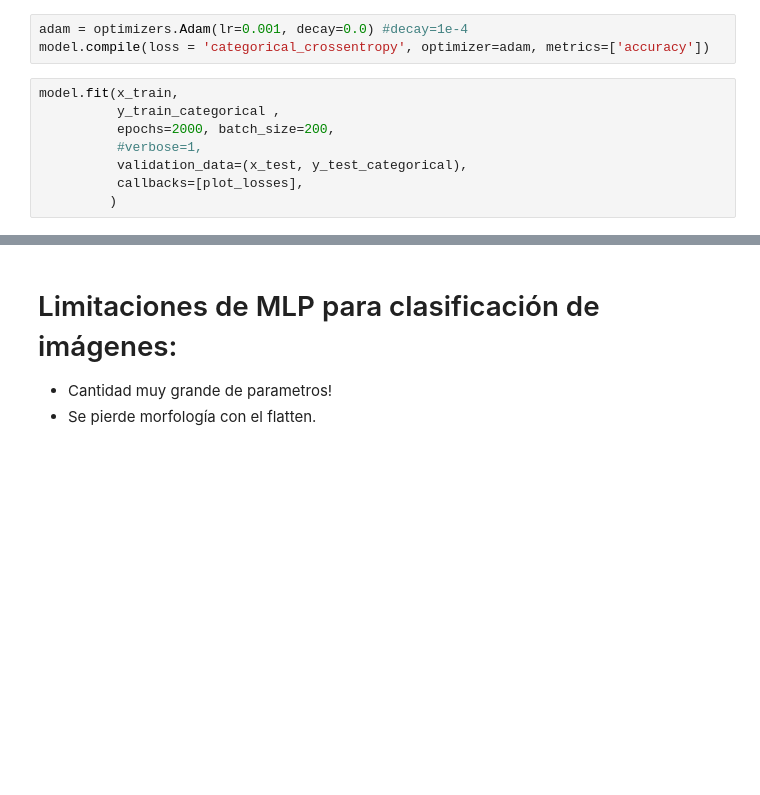
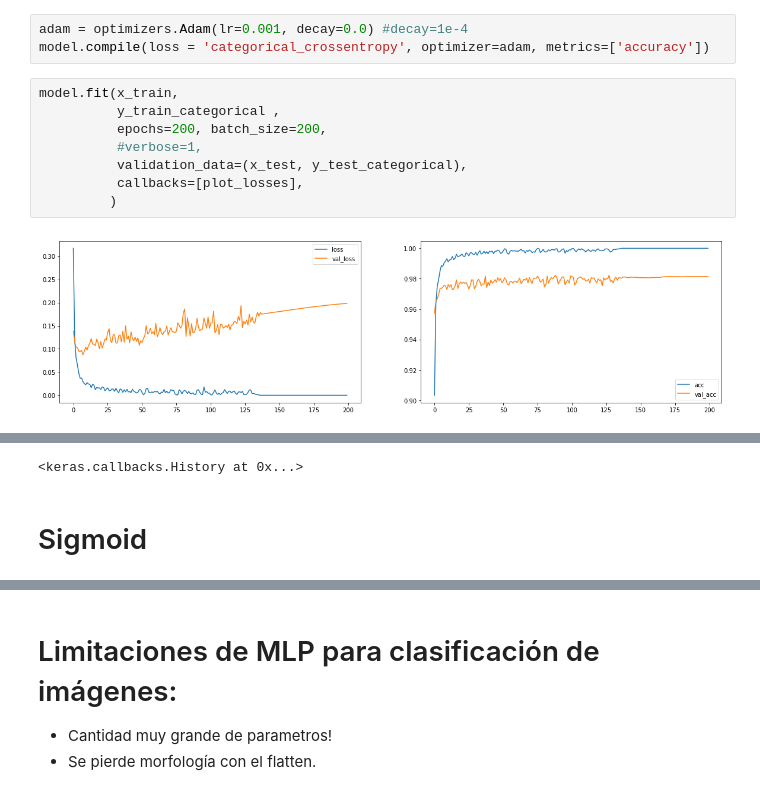
Before and after one commit to gebasilio/MNIST-MLP-CNN, a Jupyter notebook: MNIST.ipynb, the cells around one changed output, grey strips where cells are left out. Saved outputs shown, nothing was run; the diff lists cells and outputs as text; blank space fills up the shorter version.

```diff
--- a/MNIST.ipynb
+++ b/MNIST.ipynb
@@ -365,8 +384,10 @@ model.compile(loss = 'categorical_crossentropy', optimizer=adam, metrics=['accur
 # %%
 model.fit(x_train,
           y_train_categorical ,
-          epochs=2000, batch_size=200,
+          epochs=200, batch_size=200,
           #verbose=1,
           validation_data=(x_test, y_test_categorical),
           callbacks=[plot_losses],
          )
+# %% [output]
+[figure, added]
@@ -372,0 +395,3 @@ model.fit(x_train,
+<keras.callbacks.History at 0x...>
+# %% [markdown]
+# Sigmoid
```
Also changed, not shown: parts of 6 cells of this notebook.
